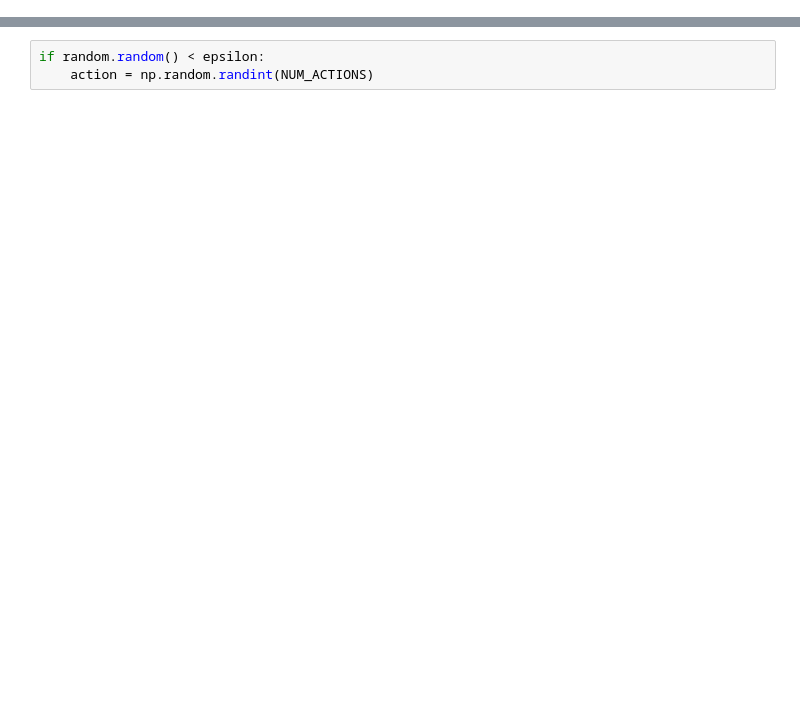
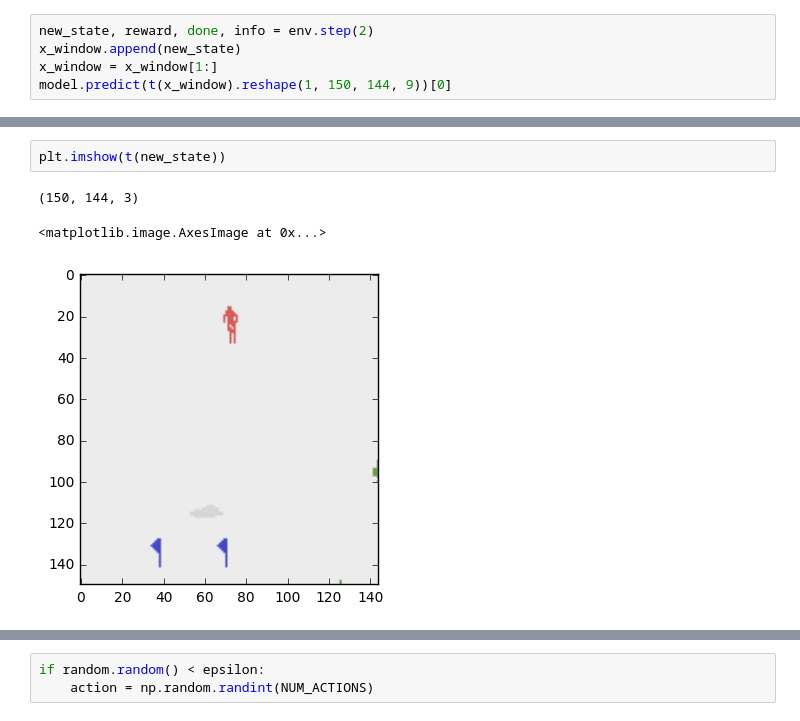
Before and after one commit to alex-kharlamov/DeepReinforcement, a Jupyter notebook: LSTM.ipynb, the cells around one changed output, grey strips where cells are left out. Cells and saved outputs as stored; diff of their text form; blank space fills up the shorter version.

```diff
--- a/LSTM.ipynb
+++ b/LSTM.ipynb
@@ -185,0 +271,5 @@ YAA
+# %%
+new_state, reward, done, info = env.step(2)
+x_window.append(new_state)
+x_window = x_window[1:]
+model.predict(t(x_window).reshape(1, 150, 144, 9))[0]
@@ -185,0 +315,6 @@ YAA
+# %%
+plt.imshow(t(new_state))
+# %% [output]
+(150, 144, 3)
+<matplotlib.image.AxesImage at 0x...>
+[figure, added]
```
Also changed, not shown: parts of 17 cells of this notebook.
